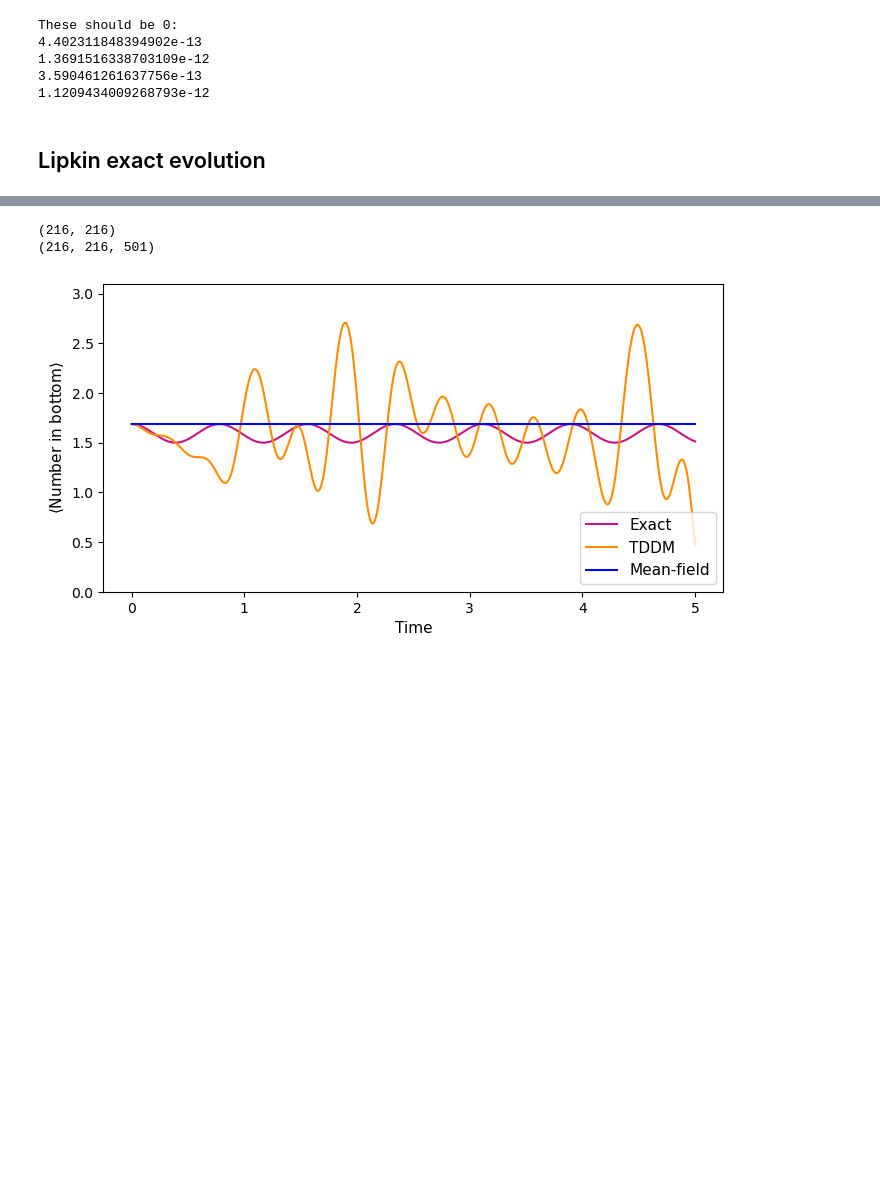
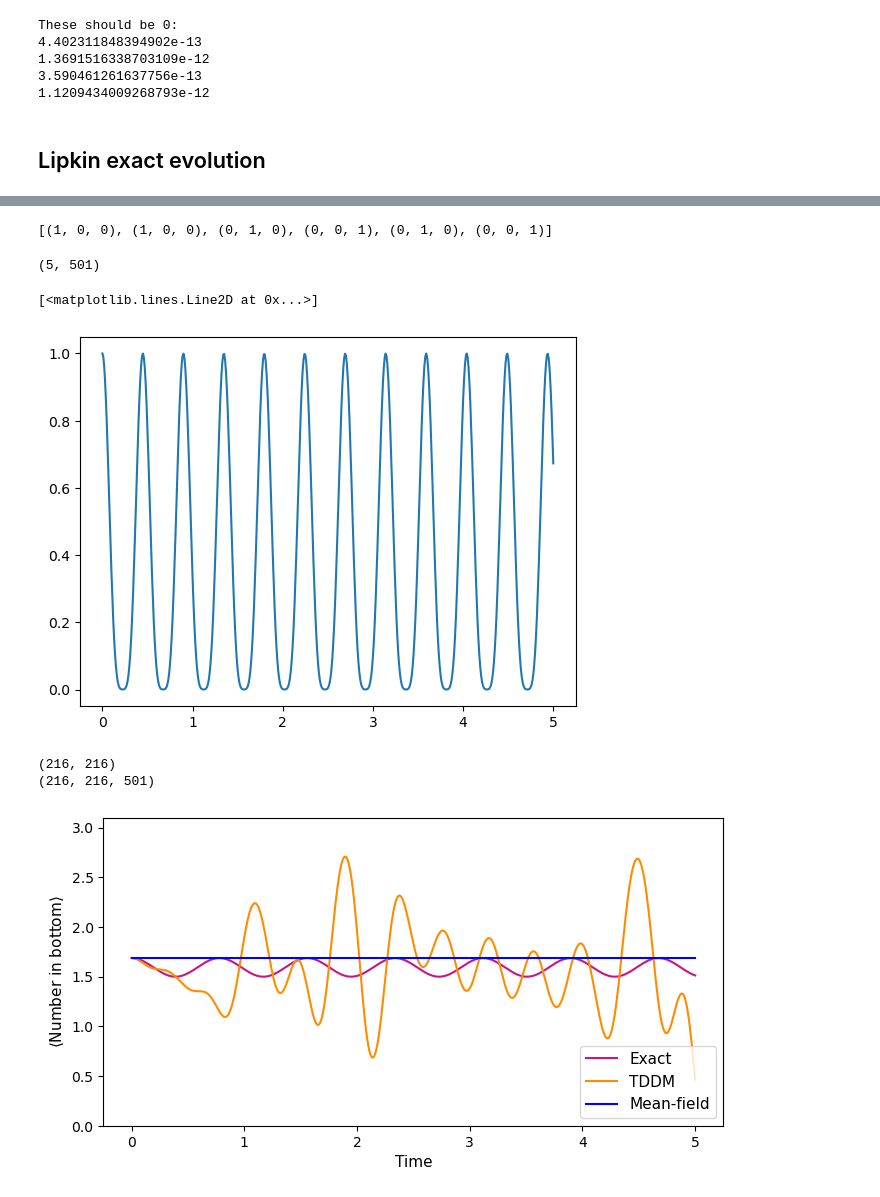
Before and after one commit to annabirke/Honours_entangle_magic, a Jupyter notebook: TDDM_Lipkin_anyN.ipynb, the cells around one changed output, grey strips where cells are left out. Cells and saved outputs as stored; diff of their text form; code cells hidden in the pictures; blank space fills up the shorter version.

```diff
--- a/TDDM_Lipkin_anyN.ipynb
+++ b/TDDM_Lipkin_anyN.ipynb
@@ -468,5 +546,51 @@ print((P-1)*V/eps)
+# %%
+items = [1,0,0]
+perms = list(itertools.permutations(items))
+print(perms)
+# %% [output]
+[(1, 0, 0), (1, 0, 0), (0, 1, 0), (0, 0, 1), (0, 1, 0), (0, 0, 1)]
 # %%
 t_list=np.linspace(0.0,5.0,501)
+
+def Hdicke():
+    Hdicke = np.zeros((P+1,P+1),dtype=complex)
+    for k in range(P+1):
+        Hdicke[k,k] = eps*(k-P/2)
+    for k in range(2,P+1):
+        Hdicke[k-2,k] = -V/2 *np.sqrt(k*(P-k+1)*(k-1)*(P-k+2))
+    for k in range(P-1):
+        Hdicke[k+2,k] = -V/2 *np.sqrt((P-k)*(k+1)*(P-k-1)*(k+2))
+    return Hdicke
+
+# diagonalise
+# H = P D P^-1
+evals, Pdicke = np.linalg.eig(Hdicke())
+Ddicke = np.diag(evals)
+
+
+psiin = np.zeros(P+1,dtype=complex)
+psiin[0] = 1.0 # ie full occupation in bottom level, zero in top level so k=0
+
+
+def LipkinDicke(psiin,t_list):
+    # project psiin onto the eigenstates: psiin = a_n |n> so a_n = <n|psiin>
+    an = np.einsum('ij,j->i', Pdicke.T.conj(), psiin)
+
+    psiout = np.zeros((P+1,len(t_list)), dtype=complex)
+    for t, time in enumerate(t_list):
+        for k in range(P+1):
+            psiout[:,t] += an[k]*np.exp(-1j*evals[k]*time)*Pdicke[:,k]
+    return psiout
+
+psiout = LipkinDicke(psiin,t_list)
+print(psiout.shape)
+plt.plot(t_list,np.abs(psiout[0,:])**2)
+
+def Dicketolevels():
+# %% [output]
+(5, 501)
+[<matplotlib.lines.Line2D at 0x...>]
+[figure, added]
 # %%
 t_list=np.linspace(0.0,5.0,501)
 
```
Also changed, not shown: parts of 13 cells of this notebook, 5 other files.
